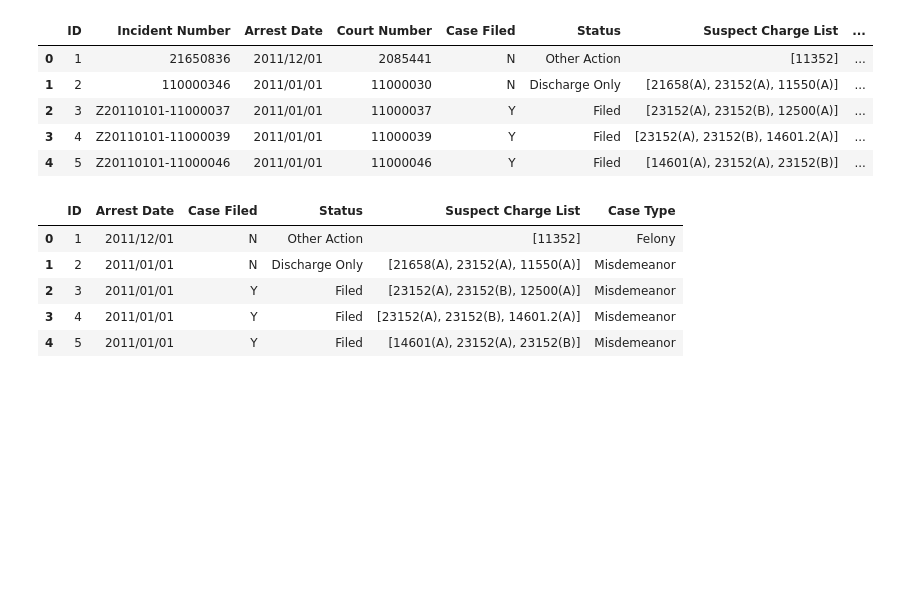
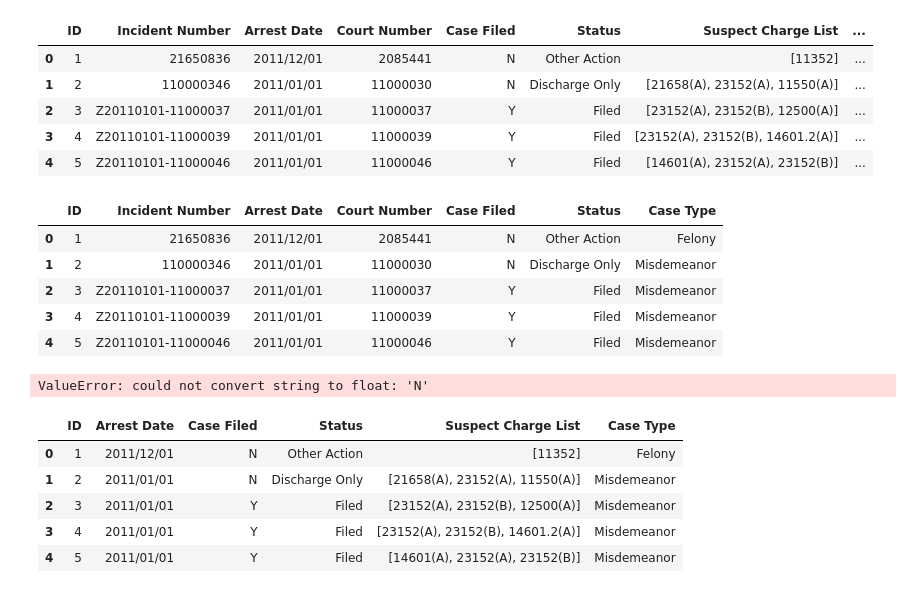
Before and after one commit to bugy121/ENG178_final_proj, a Jupyter notebook: final_proj.ipynb, the cells around one changed output. Drawn from its saved outputs; the diff is of its cells as text; code cells hidden in the pictures; blank space fills up the shorter version.

Commit message:
started working on without charges

```diff
--- a/final_proj.ipynb
+++ b/final_proj.ipynb
@@ -30,3 +30,14 @@ data.head()
 | 2 | 3 | Z20110101-11000037 | 2011/01/01 | 11000037 | Y | Filed | [23152(A), 23152(B), 12500(A)] | ... |
 | 3 | 4 | Z20110101-11000039 | 2011/01/01 | 11000039 | Y | Filed | [23152(A), 23152(B), 14601.2(A)] | ... |
 | 4 | 5 | Z20110101-11000046 | 2011/01/01 | 11000046 | Y | Filed | [14601(A), 23152(A), 23152(B)] | ... |
+# %%
+#This is for the case of removing the suspect charge list and training using other metrics
+data_no_charge = data.drop(['Suspect Charge List'], axis=1)
+data_no_charge.head()
+# %% [output]
+|  | ID | Incident Number | Arrest Date | Court Number | Case Filed | Status | Case Type |
+| 0 | 1 | 21650836 | 2011/12/01 | 2085441 | N | Other Action | Felony |
+| 1 | 2 | 110000346 | 2011/01/01 | 11000030 | N | Discharge Only | Misdemeanor |
+| 2 | 3 | Z20110101-11000037 | 2011/01/01 | 11000037 | Y | Filed | Misdemeanor |
+| 3 | 4 | Z20110101-11000039 | 2011/01/01 | 11000039 | Y | Filed | Misdemeanor |
+| 4 | 5 | Z20110101-11000046 | 2011/01/01 | 11000046 | Y | Filed | Misdemeanor |
@@ -33 +49,16 @@ data.head()
+# %%
+#Here is the model for random forest
+model = RandomForestClassifier(n_estimators=20, random_state=21)
+model.fit(x_train, y_train)
+
+y_pred = model.predict(x_test)
+
+accuracy = accuracy_score(y_test, y_pred)
+#This function is super helpful - look for similar ones for other classification models
+report = classification_report(y_test, y_pred, target_names=['Other Action', 'Discharge Only', 'Filed'])
+
+print("Accuracy:", accuracy)
+print("\nClassification Report:\n", report)
+# %% [output]
+ValueError: could not convert string to float: 'N'
 # %%
```
Also changed, not shown: parts of 7 cells of this notebook.
